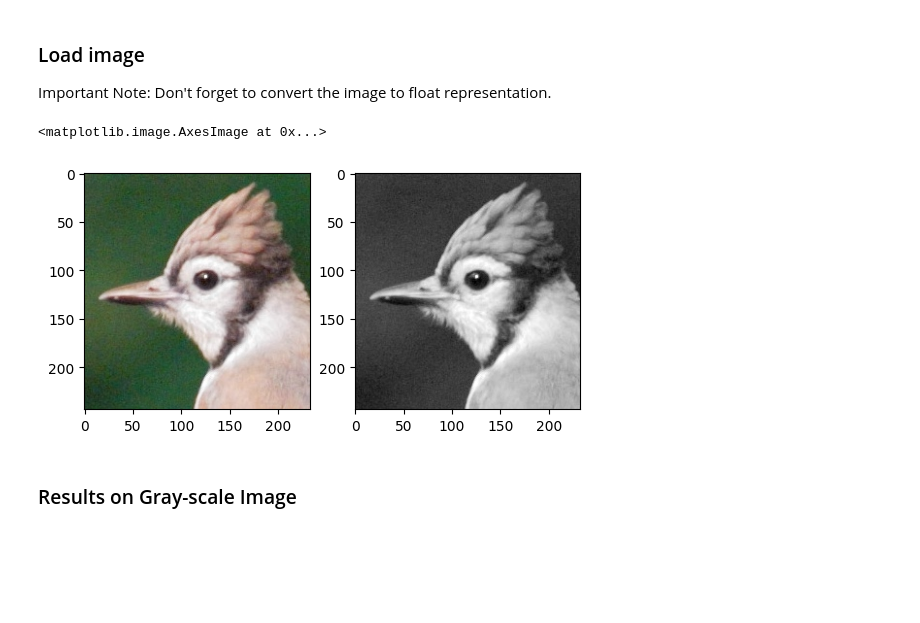
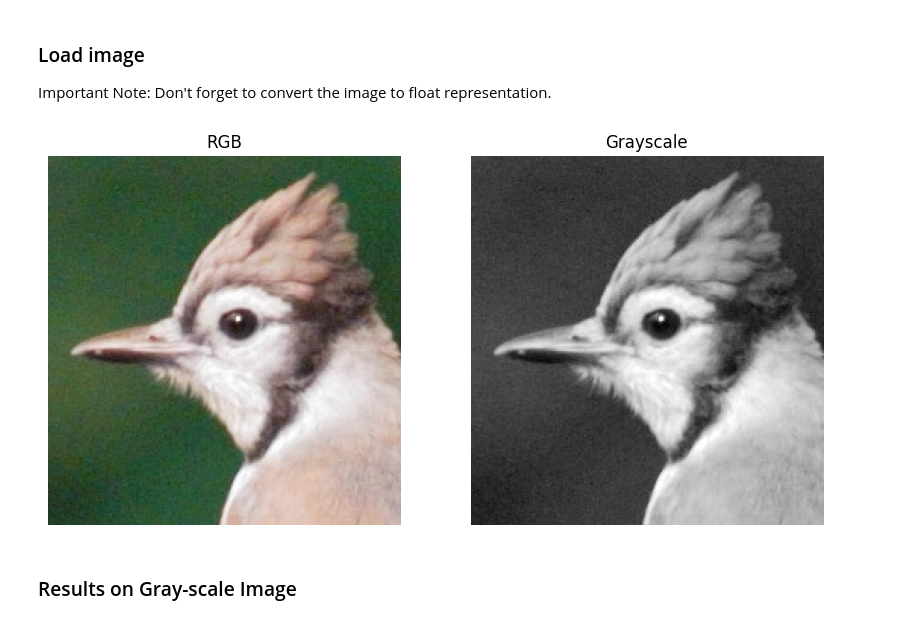
Before and after one commit to juliusuberall/ImPro26, a Jupyter notebook: labs/week_3.ipynb, the cells around one changed output. Saved outputs shown, nothing was run; the diff lists cells and outputs as text; code cells hidden in the pictures; blank space fills up the shorter version.

```diff
--- a/labs/week_3.ipynb
+++ b/labs/week_3.ipynb
@@ -39,15 +40,16 @@ Important Note: Don't forget to convert the image to float representation.
 # %%
 # Load image and conver to float representation
 raw_img = cv2.imread("../images/sample_image.jpg") # change file name to load different images
 raw_gray_img = cv2.cvtColor(raw_img, cv2.COLOR_BGR2GRAY)
 img = raw_img.astype(np.float32) / 255.
 gray_img = raw_gray_img.astype(np.float32) / 255.
-plt.subplot(1, 2, 1)
-plt.imshow(img)
-plt.subplot(1, 2, 2)
-plt.imshow(gray_img, "gray")
+fig, ax = plt.subplots(1,2,figsize=(10,5))
+ax[0].imshow(img)
+ax[0].set_title('RGB')
+ax[1].imshow(gray_img, "gray")
+ax[1].set_title('Grayscale')
+for a in ax: a.axis('off')
 # %% [output]
-<matplotlib.image.AxesImage at 0x...>
-[figure, old version]
+[figure, new version]
 # %% [markdown]
 ### Results on Gray-scale Image
```
Also changed, not shown: parts of 8 cells of this notebook.
